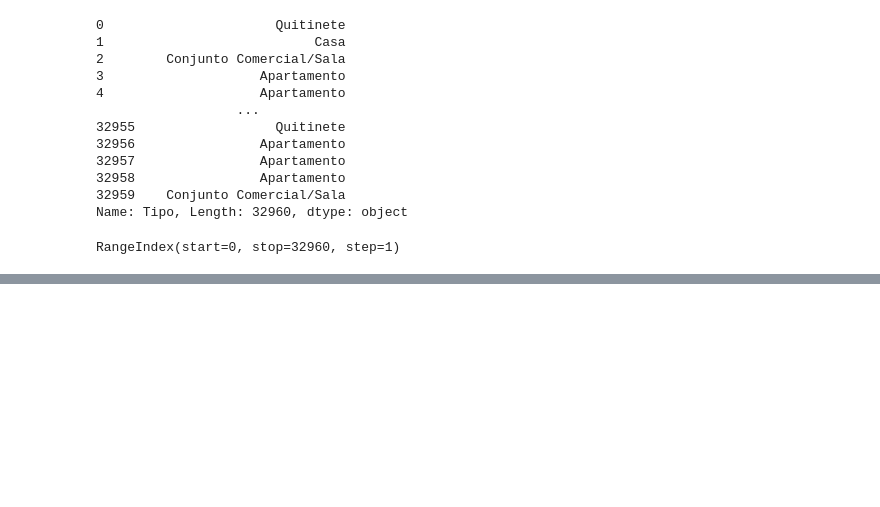
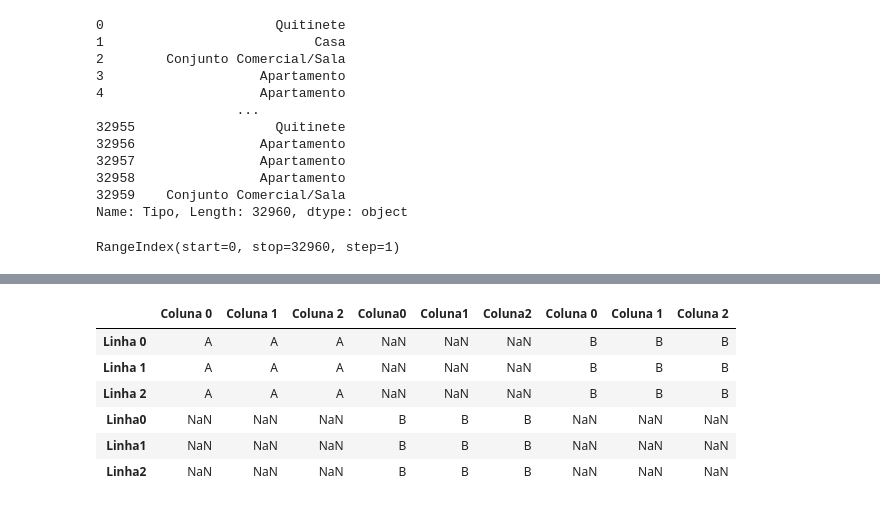
Before and after one commit to cesarcalafrioli/PYTHON_ANOTACOES, a Jupyter notebook: pandas.ipynb, the cells around one changed output, grey strips where cells are left out. Drawn from its saved outputs; the diff is of its cells as text; code cells hidden in the pictures; blank space fills up the shorter version.

```diff
--- a/pandas.ipynb
+++ b/pandas.ipynb
@@ -337,0 +517,11 @@ RangeIndex(start=0, stop=32960, step=1)
+# %%
+df4 = pd.concat([df1, df2, df3], axis = 1)
+df4
+# %% [output]
+|  | Coluna 0 | Coluna 1 | Coluna 2 | Coluna0 | Coluna1 | Coluna2 | Coluna 0 | Coluna 1 | Coluna 2 |
+| Linha 0 | A | A | A | NaN | NaN | NaN | B | B | B |
+| Linha 1 | A | A | A | NaN | NaN | NaN | B | B | B |
+| Linha 2 | A | A | A | NaN | NaN | NaN | B | B | B |
+| Linha0 | NaN | NaN | NaN | B | B | B | NaN | NaN | NaN |
+| Linha1 | NaN | NaN | NaN | B | B | B | NaN | NaN | NaN |
+| Linha2 | NaN | NaN | NaN | B | B | B | NaN | NaN | NaN |
```
Also changed, not shown: parts of 39 cells of this notebook.
